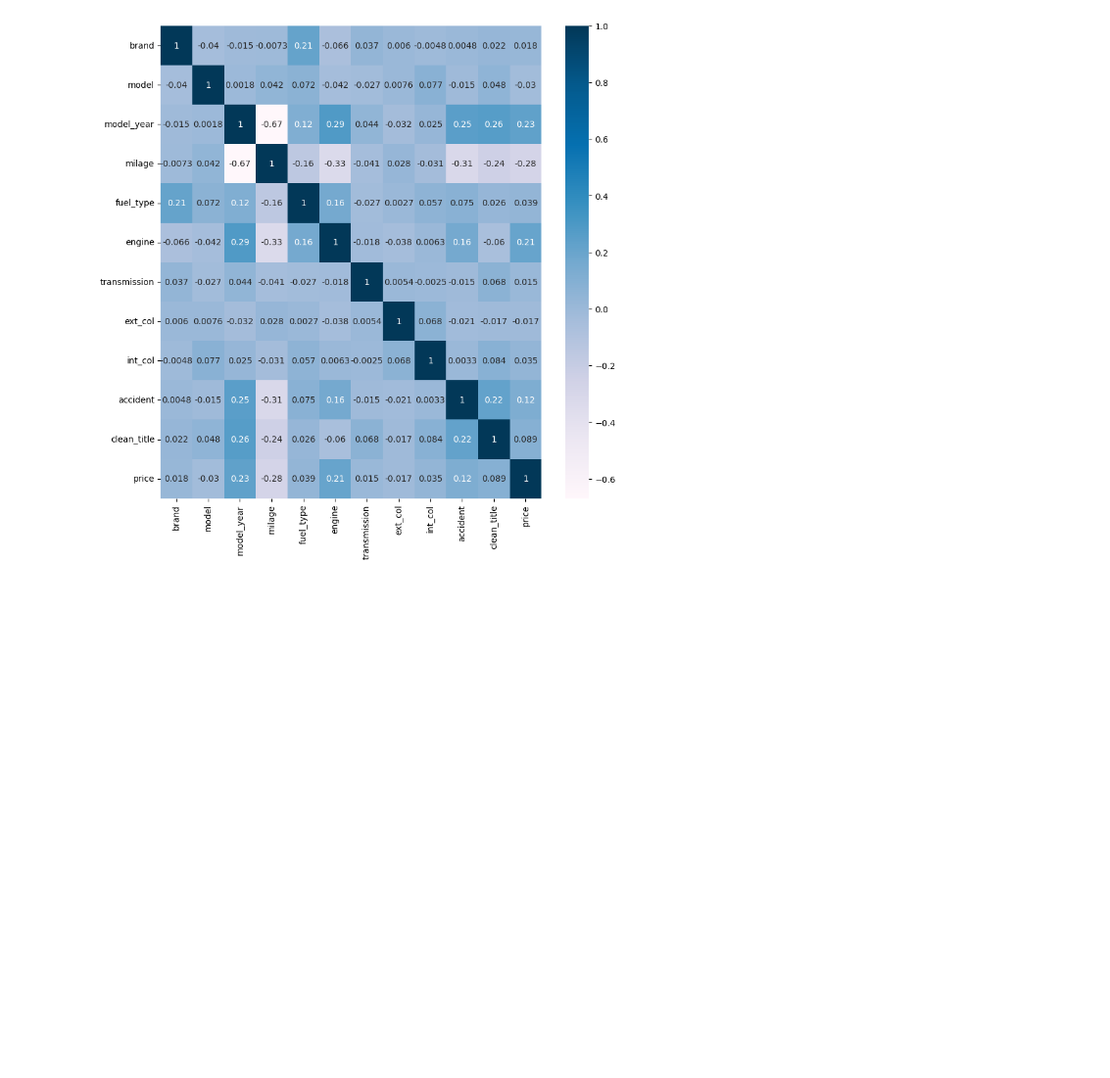
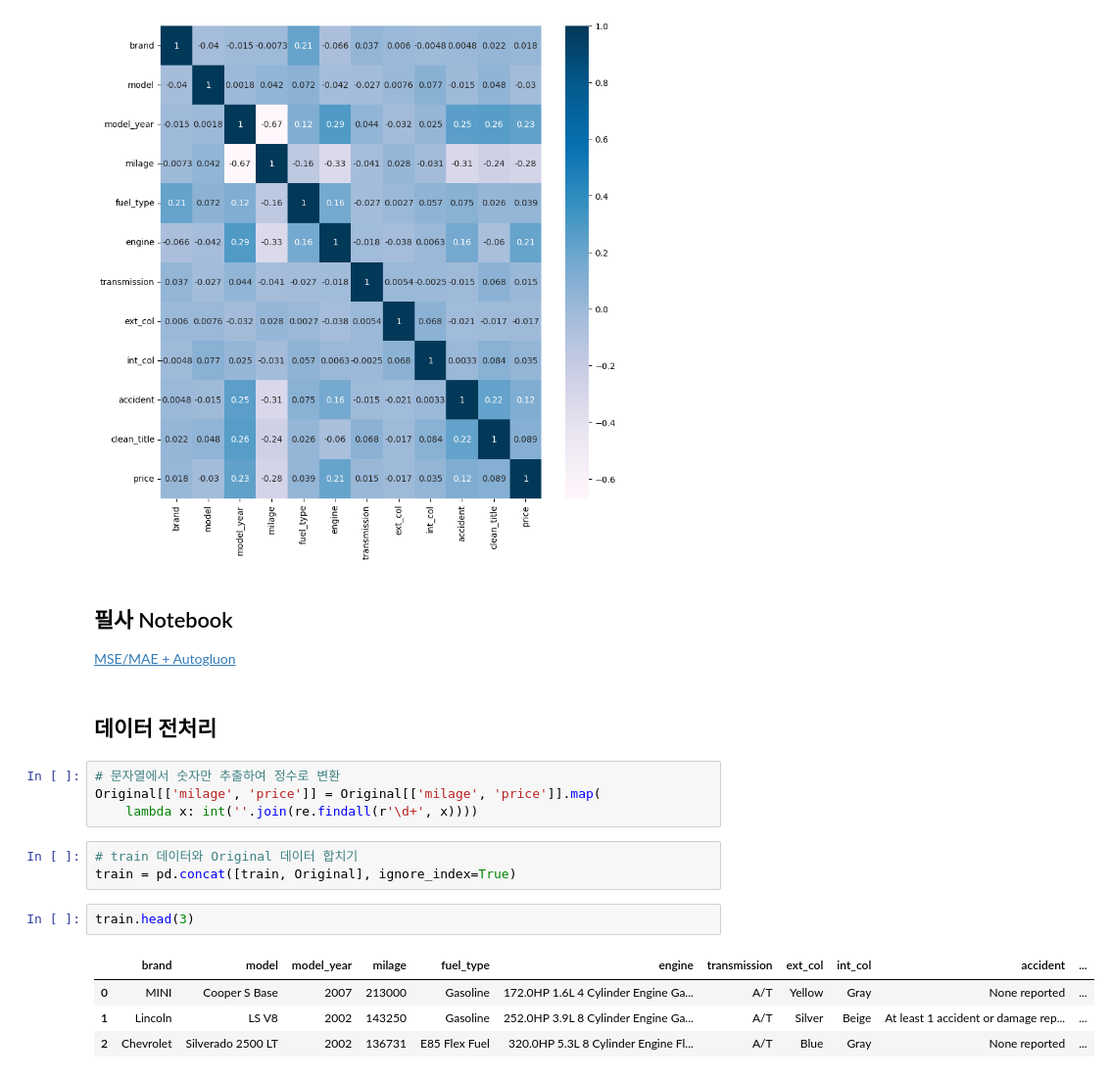
Before and after one commit to clover-minjung/kaggle_copy, a Jupyter notebook: regression_of_used_car_prices.ipynb, the cells around one changed output. Shown at 98% size. Cells and saved outputs as stored; diff of their text form; blank space fills up the shorter version.

```diff
--- a/regression_of_used_car_prices.ipynb
+++ b/regression_of_used_car_prices.ipynb
@@ -216,3 +217,23 @@ sns.heatmap(train_encoded.corr(), annot=True, cbar=True, cmap='PuBu')
 plt.show()
 # %% [output]
 [figure]
+# %% [markdown]
+필사 Notebook
+----
+[MSE/MAE + Autogluon](https://www.kaggle.com/code/hoon0303/mse-mae-autogluon)
+# %% [markdown]
+## 데이터 전처리
+# %%
+# 문자열에서 숫자만 추출하여 정수로 변환
+Original[['milage', 'price']] = Original[['milage', 'price']].map(
+    lambda x: int(''.join(re.findall(r'\d+', x))))
+# %%
+# train 데이터와 Original 데이터 합치기
+train = pd.concat([train, Original], ignore_index=True)
+# %%
+train.head(3)
+# %% [output]
+|  | brand | model | model_year | milage | fuel_type | engine | transmission | ext_col | int_col | accident | ... |
+| 0 | MINI | Cooper S Base | 2007 | 213000 | Gasoline | 172.0HP 1.6L 4 Cylinder Engine Ga... | A/T | Yellow | Gray | None reported | ... |
+| 1 | Lincoln | LS V8 | 2002 | 143250 | Gasoline | 252.0HP 3.9L 8 Cylinder Engine Ga... | A/T | Silver | Beige | At least 1 accident or damage rep... | ... |
+| 2 | Chevrolet | Silverado 2500 LT | 2002 | 136731 | E85 Flex Fuel | 320.0HP 5.3L 8 Cylinder Engine Fl... | A/T | Blue | Gray | None reported | ... |
```
Also changed, not shown: parts of 16 cells of this notebook.
